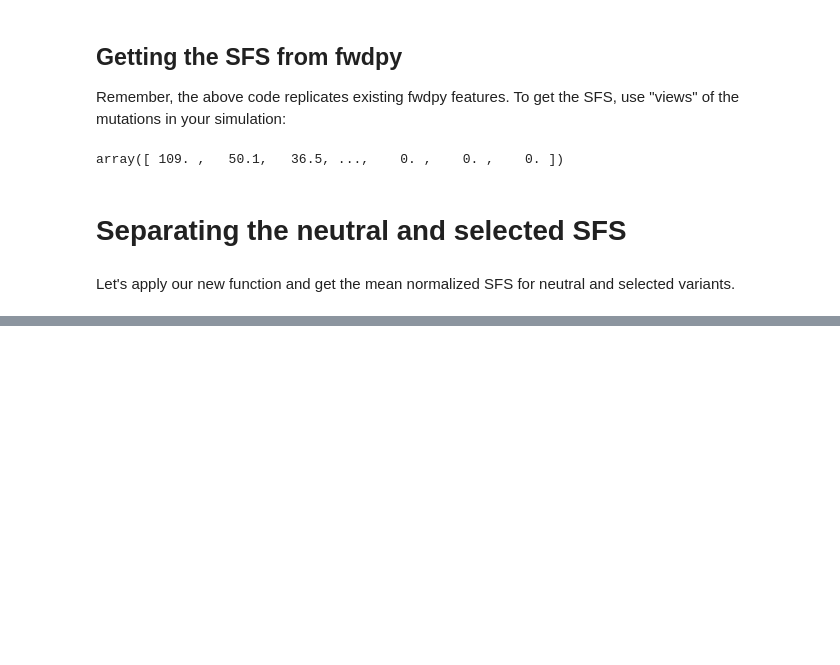
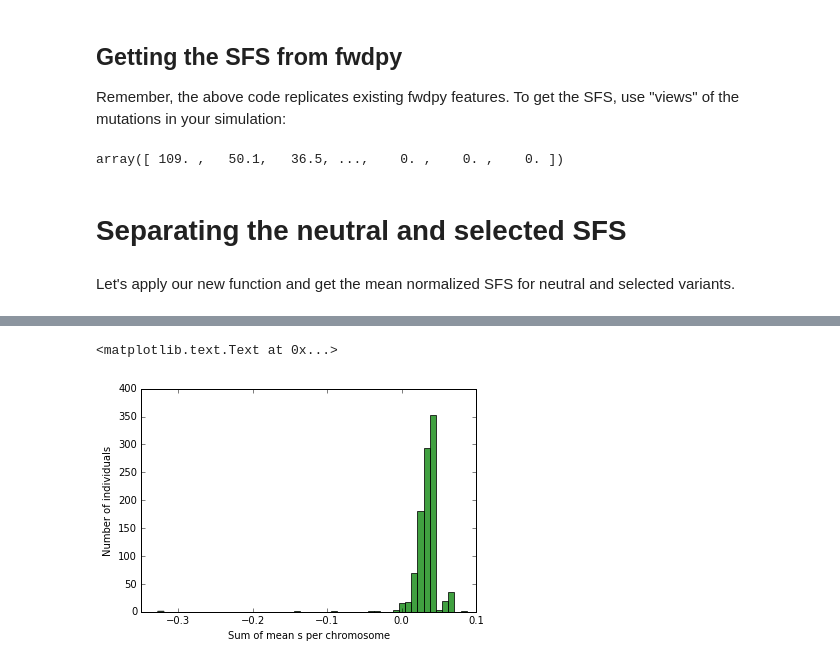
Before and after one commit to molpopgen/fwdpy, a Jupyter notebook: docs/examples/cython/WritingExtensions.ipynb, the cells around one changed output, grey strips where cells are left out. Saved outputs shown, nothing was run; the diff lists cells and outputs as text; code cells hidden in the pictures; blank space fills up the shorter version.

```diff
--- a/docs/examples/cython/WritingExtensions.ipynb
+++ b/docs/examples/cython/WritingExtensions.ipynb
@@ -271,0 +427,47 @@ print(mean_norm_sfs_sel)
+# %%
+%%cython --cplus --compile-args=-std=c++11 -I $fwdpy_includes -I $fwdpp_includes -l sequence -l gsl -l gslcblas
+
+from fwdpy.fwdpy cimport *
+
+#I really should add this to Cython in a PR :)
+cdef extern from "<utility>" namespace "std" nogil:
+    pair[T,U] make_pair[T,U](T&,U&)
+
+ctypedef vector[pair[double,double]] return_type
+
+#Define a second function to save a bunch of copy/paste
+#in our main work function
+cdef double get_mean_s(const gamete_t & g,const mcont_t & mutations):
+    if g.smutations.empty():
+        return 0.
+    cdef sum_s=0.
+    cdef size_t i
+    #The containers in each gametes
+    #contain unsigned 32-bit integers
+    #referring to locations in the
+    #mutations container
+    for i in range(g.smutations.size()):
+            sum_s += mutations[g.smutations[i]].s
+    return sum_s/<double>g.smutations.size()
+
+cdef return_type mean_s_cpp(const singlepop_t * pop):
+    cdef return_type rv
+    cdef size_t i
+    cdef double m1,m2
+    for i in range(pop.diploids.size()):
+        m1=get_mean_s(pop.gametes[pop.diploids[i].first],pop.mutations)
+        m2=get_mean_s(pop.gametes[pop.diploids[i].second],pop.mutations)
+        rv.push_back(make_pair(<double>m1,<double>m2))
+    return rv
+
+
+def mean_s(Spop pop):
+    return mean_s_cpp(pop.pop.get())
+# %%
+s_per_dip=mean_s(pops[0])
+n, bins, patches = plt.hist([i[0]+i[1] for i in s_per_dip], 50, normed=0, facecolor='green', alpha=0.75)
+plt.xlabel("Sum of mean s per chromosome")
+plt.ylabel("Number of individuals")
+# %% [output]
+<matplotlib.text.Text at 0x...>
+[figure, added]
```
Also changed, not shown: parts of 13 cells of this notebook, 6 other files.
